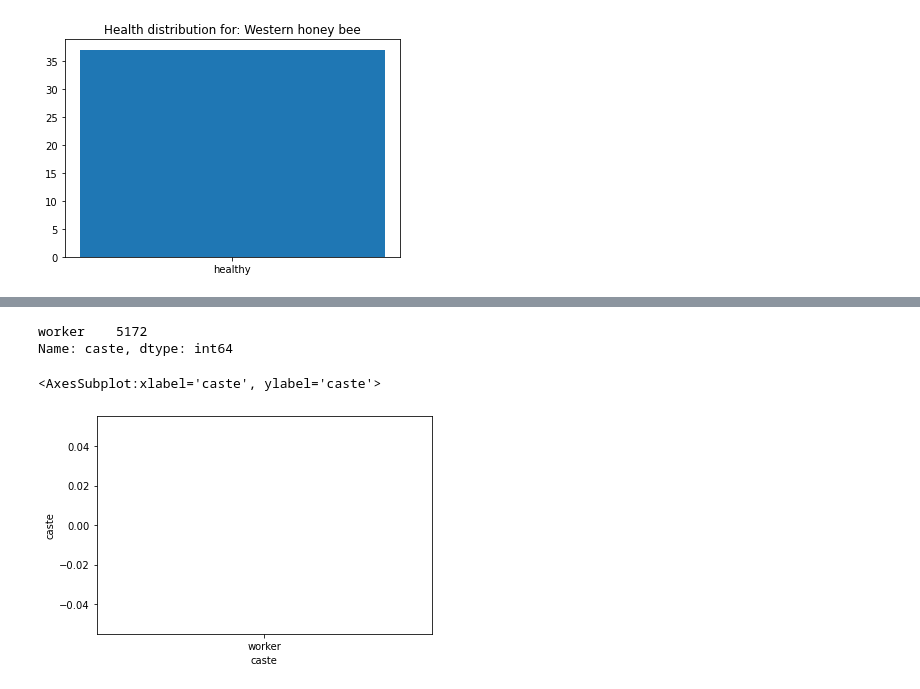
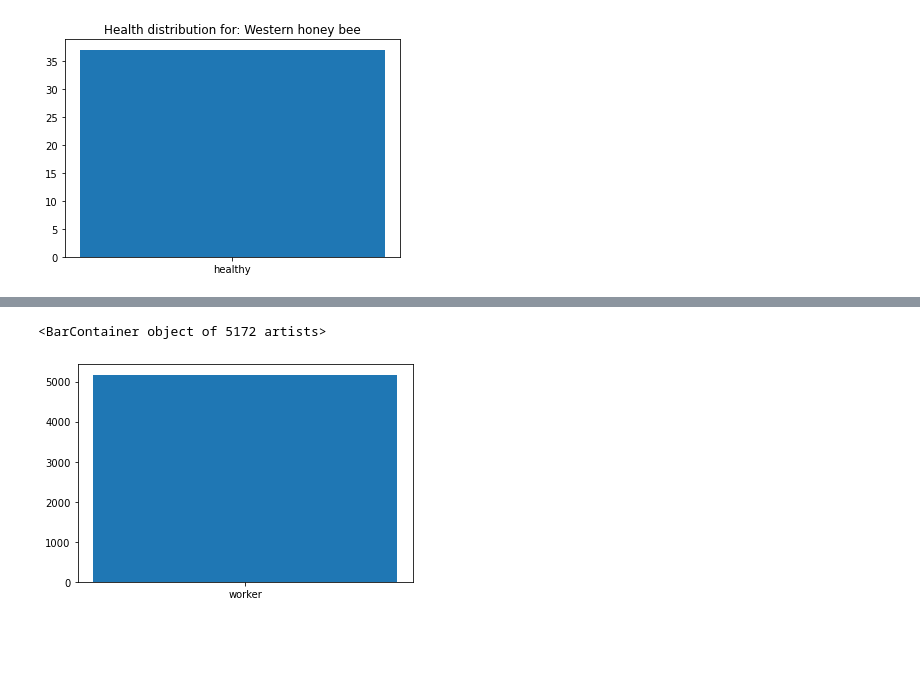
Before and after one commit to Sirithi/Challenges, a Jupyter notebook: BeeChallenges.ipynb, the cells around one changed output, grey strips where cells are left out. Cells and saved outputs as stored; diff of their text form; code cells hidden in the pictures; blank space fills up the shorter version.

```diff
--- a/BeeChallenges.ipynb
+++ b/BeeChallenges.ipynb
@@ -152,13 +134,8 @@ Name: health, dtype: int64
 [figure]
 # %%
-import seaborn as sns
-print(bees_df['caste'].value_counts())
-sns.barplot(data=bees_df, x='caste', y=bees_df['caste'].value_counts())
-x=bees_df['caste']
-y =
-plt.bar()
+x = bees_df['caste']
+y = bees_df['caste'].value_counts()
+plt.bar(x,y)
 # %% [output]
-worker    5172
-Name: caste, dtype: int64
+<BarContainer object of 5172 artists>
-<AxesSubplot:xlabel='caste', ylabel='caste'>
-[figure, old version]
+[figure, new version]
```
Also changed, not shown: parts of 2 cells of this notebook.
